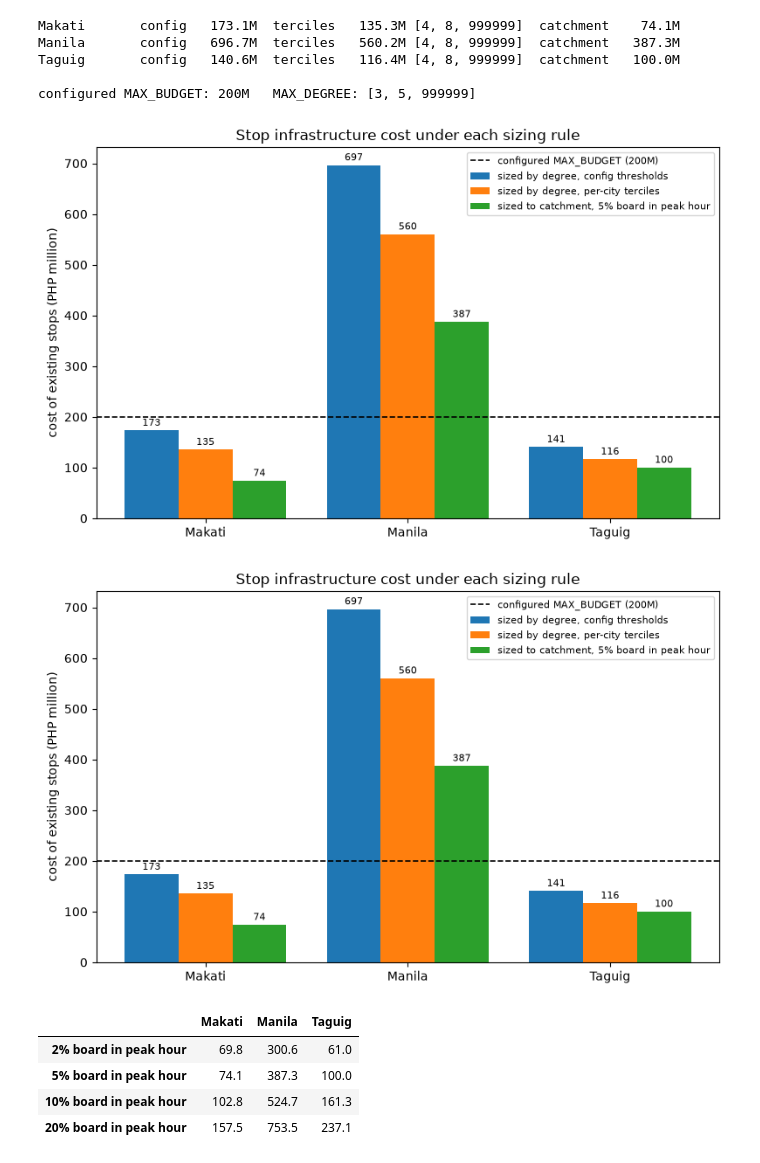
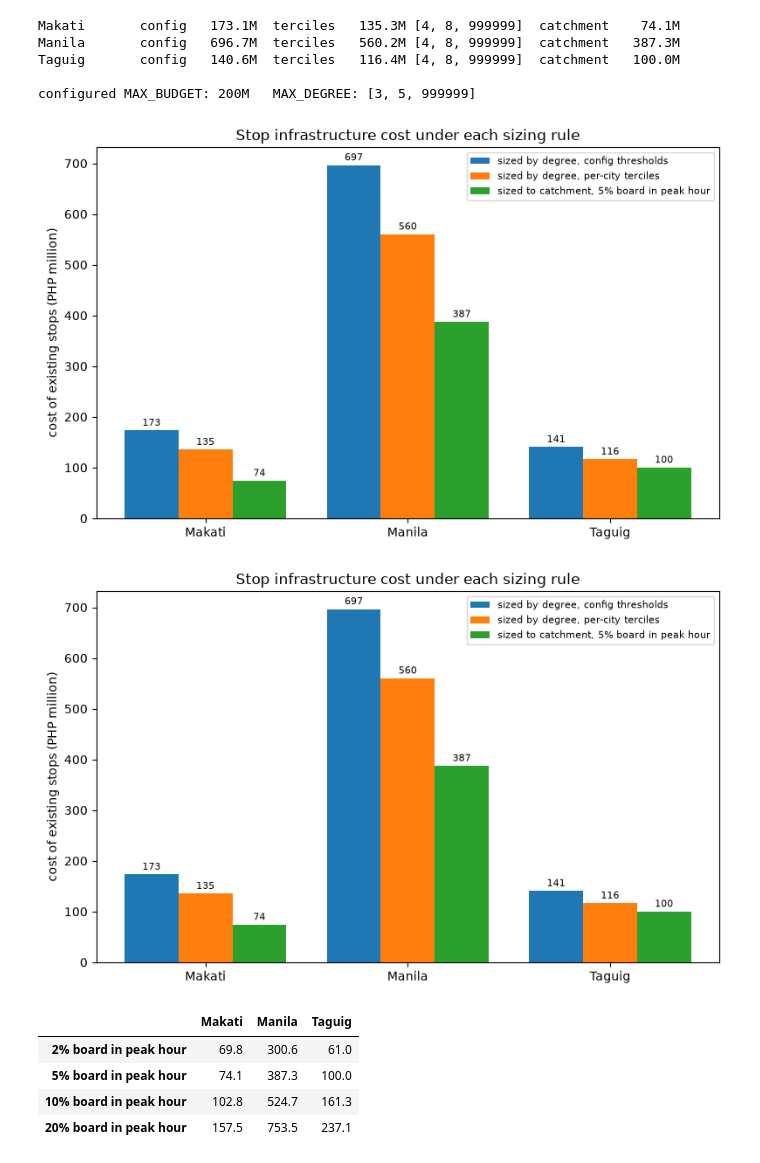
Before and after one commit to dlsudatasci/optimize-jeepney-routes-NSGA2, a Jupyter notebook: notebooks/EDA.ipynb, the cells around one changed output. Saved outputs shown, nothing was run; the diff lists cells and outputs as text; code cells hidden in the pictures.

Commit message:
feat. redo EDA of the existing jeepney network

```diff
--- a/notebooks/EDA.ipynb
+++ b/notebooks/EDA.ipynb
@@ -46,7 +36,7 @@ from config.config import (
 # %%
 CITIES = ["Makati", "Manila", "Taguig"]
 
-FIGURE_DIR = pathlib.Path("../plots/EDA")
+FIGURE_DIR = pathlib.Path("../plots/eda")
 TABLE_DIR = pathlib.Path("../data/eda")
 FIGURE_DIR.mkdir(parents=True, exist_ok=True)
 TABLE_DIR.mkdir(parents=True, exist_ok=True)
@@ -173,9 +163,28 @@ Taguig       apportioned sum      496,992  per stop: mean    4,602  median    4,
 
 `fitness_capex_cost` sizes a stop from its **degree**, which only makes sense if degree tracks how busy the stop is.
 # %%
-# Does degree say anything about how many people a stop serves?
+# Degree is used to size stops. What does it actually track?
+#
+# NOTE: catchment is residents living near the stop. Betweenness is through-movement,
+# which is the transfer channel - a stop like EDSA Rotonda has few residents but
+# carries people changing routes. These are different demands and the sizing rule
+# has to pick one.
+import networkx as nx
+
+print(f"{'city':12s} {'degree~catchment':>17s} {'degree~betweenness':>19s}")
 for city in CITIES:
-    degrees = np.array([networks[city].graph.degree(stop) for stop in apportioned[city]])
-    population = np.array(list(apportioned[city].values()))
-    print(f"{city:12s} pearson r = {np.corrcoef(degrees, population)[0, 1]:+.3f}")
+    graph = networks[city].graph
+    stops = list(apportioned[city])
+
+    simple = nx.DiGraph()
+    simple.add_nodes_from(graph.nodes())
+    simple.add_edges_from((u, v) for u, v, _ in graph.edges(keys=True))
+    betweenness = nx.betweenness_centrality(simple)
+
+    degrees = np.array([graph.degree(stop) for stop in stops], dtype=float)
+    residents = np.array([apportioned[city][stop] for stop in stops])
+    through = np.array([betweenness[stop] for stop in stops])
+
+    print(f"{city:12s} {np.corrcoef(degrees, residents)[0, 1]:+17.3f} "
+          f"{np.corrcoef(degrees, through)[0, 1]:+19.3f}")
 # %% [output]
@@ -245,10 +255,10 @@ Taguig       config   140.6M  terciles   116.4M [4, 8, 999999]  catchment   100.
 
 configured MAX_BUDGET: 200M   MAX_DEGREE: [3, 5, 999999]
 # %%
-figures.plot_capex_options(capex_options, MAX_BUDGET, FIGURE_DIR / "capex_options.png")
+figures.plot_capex_options(capex_options, path=FIGURE_DIR / "capex_options.png")
 # %% [output]
-[figure, old version]
+[figure, new version]
-[figure, old version]
+[figure, new version]
 # %%
 # How much the stop cost depends on the peak-hour boarding rate assumed
 pd.DataFrame(
```
Also changed, not shown: parts of 17 cells of this notebook, 30 other files.
